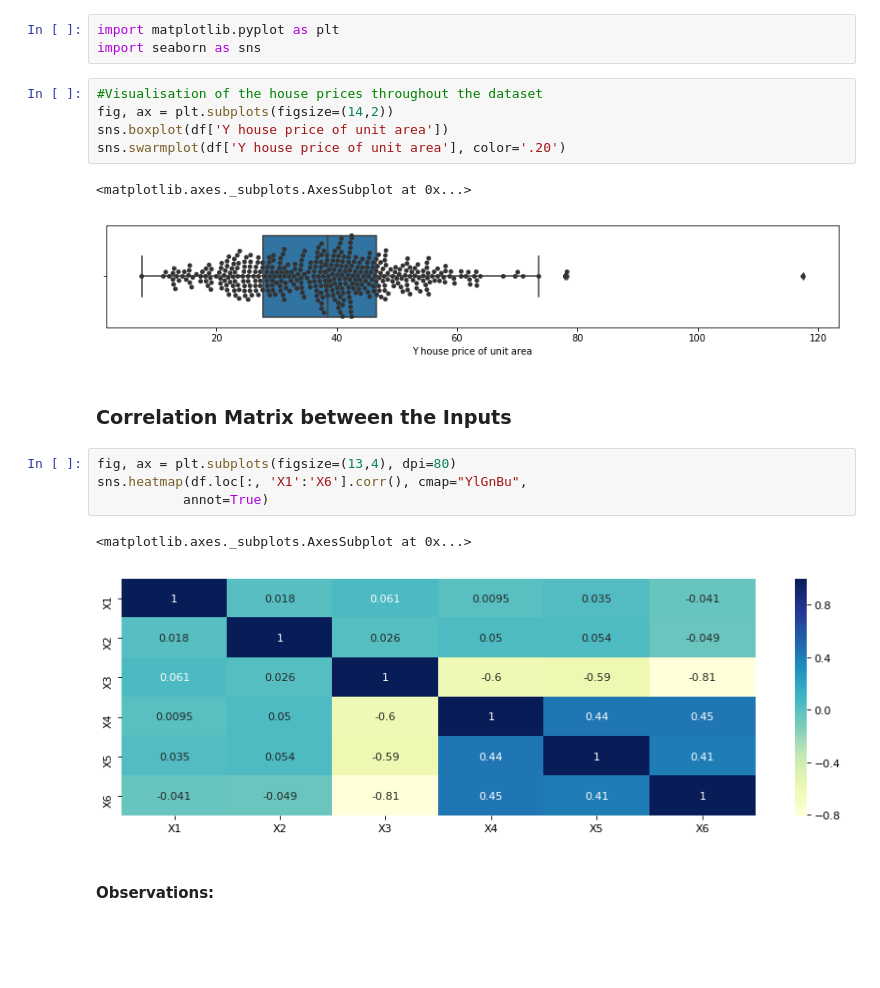
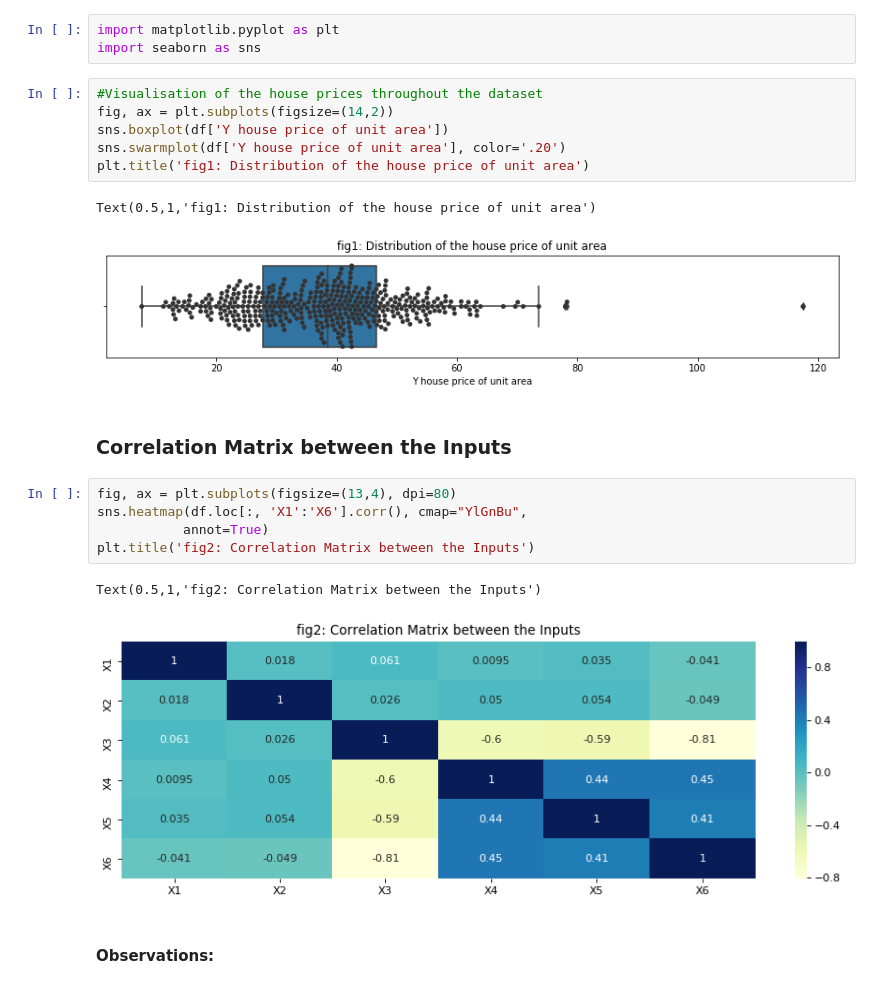
Before and after one commit to kelly19958468/Multivariable-Linear-Regression-Problem, a Jupyter notebook: Real Estate Valuation .ipynb, the cells around one changed output. Saved outputs shown, nothing was run; the diff lists cells and outputs as text; blank space fills up the shorter version.

```diff
--- a/Real Estate Valuation .ipynb
+++ b/Real Estate Valuation .ipynb
@@ -72,20 +71,22 @@ import seaborn as sns
 # %%
 #Visualisation of the house prices throughout the dataset
 fig, ax = plt.subplots(figsize=(14,2))
 sns.boxplot(df['Y house price of unit area'])
 sns.swarmplot(df['Y house price of unit area'], color='.20')
+plt.title('fig1: Distribution of the house price of unit area')
 # %% [output]
-<matplotlib.axes._subplots.AxesSubplot at 0x...>
+Text(0.5,1,'fig1: Distribution of the house price of unit area')
-[figure, old version]
+[figure, new version]
 # %% [markdown]
 ###  Correlation Matrix between the Inputs
 # %%
 fig, ax = plt.subplots(figsize=(13,4), dpi=80)
 sns.heatmap(df.loc[:, 'X1':'X6'].corr(), cmap="YlGnBu",
            annot=True)
+plt.title('fig2: Correlation Matrix between the Inputs')
 # %% [output]
-<matplotlib.axes._subplots.AxesSubplot at 0x...>
+Text(0.5,1,'fig2: Correlation Matrix between the Inputs')
-[figure, old version]
+[figure, new version]
 # %% [markdown]
 #### Observations:
 # %% [markdown]
```
Also changed, not shown: parts of 8 cells of this notebook.
